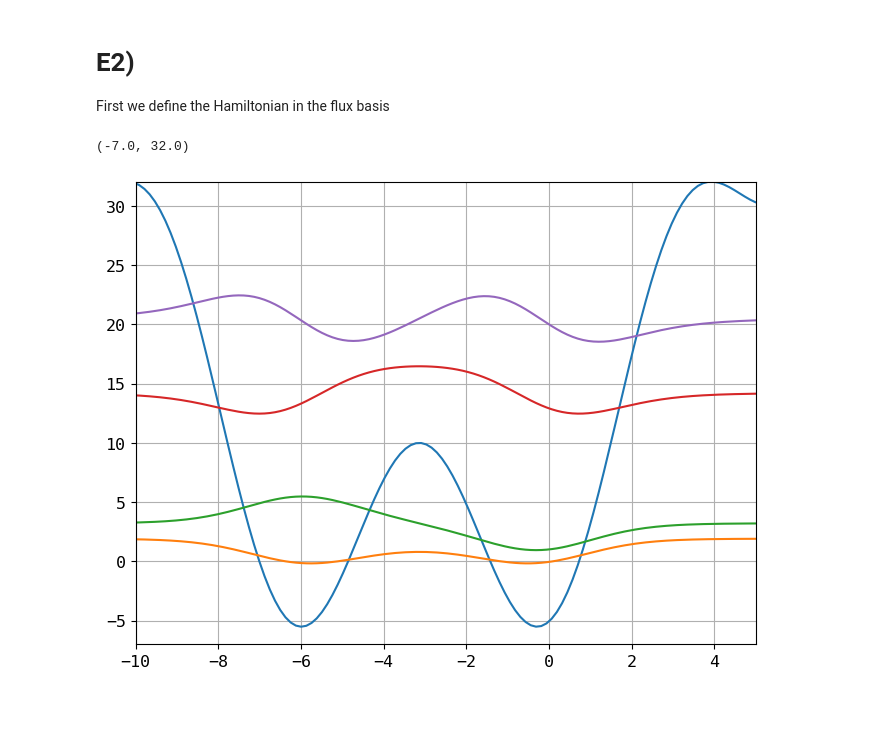
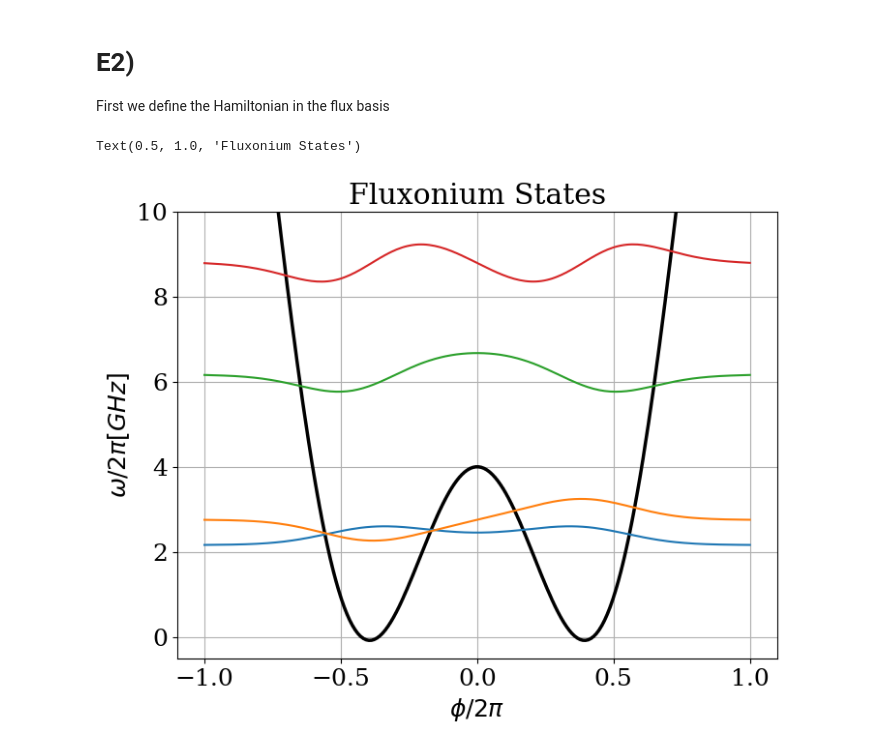
Before and after one commit to Shellf1sh/Superconducting-Qubits-Course, a Jupyter notebook: Week4/Week4Code.ipynb, the cells around one changed output. Cells and saved outputs as stored; diff of their text form; code cells hidden in the pictures; blank space fills up the shorter version.

```diff
--- a/Week4/Week4Code.ipynb
+++ b/Week4/Week4Code.ipynb
@@ -49,3 +59,5 @@ Unsurprisingly such a coordinate transformation simply shiftes the potential to
+# %%
+plt.rcParams['font.size'] = 18
 # %% [markdown]
 # E2)
 
@@ -73,14 +92,20 @@ eigenvalues, eigenvectors = sc.sparse.linalg.eigs(H, k=4, which = "SR")
-# %%
-plt.plot(phi, pot)
-
-for i in range(len(eigenvalues)):
-    plt.plot(phi, 14*eigenvectors[:,i]+eigenvalues[i])
-
-plt.xlim(-10,5)
-plt.ylim(-7, 32)
-# %% [output]
-(-7.0, 32.0)
-[figure, removed]
+# %%
+H, potential1, scale = Hamiltonian(1, 1, 4)
+
+eigenvalues, eigenvectors = sc.sparse.linalg.eigsh(H, k=7, which = "SA")
+
+plt.plot(phi/(2*np.pi), potential1, color = "black", linewidth = 2.5)
+
+for i in range(4):
+    plt.plot(phi/(2*np.pi), normalize(eigenvectors[:,i])+eigenvalues[i])
+
+plt.ylim(-0.5, 10)
+plt.xlabel(r"$\phi/2\pi$")
+plt.ylabel(r"$\omega/2\pi[GHz]$")
+plt.title("Fluxonium States")
+# %% [output]
+Text(0.5, 1.0, 'Fluxonium States')
+[figure, added]
 # %%
 offset_flux_arr = np.linspace(0, 2*np.pi, 200)
 
```
Also changed, not shown: parts of 12 cells of this notebook, 4 other files.
